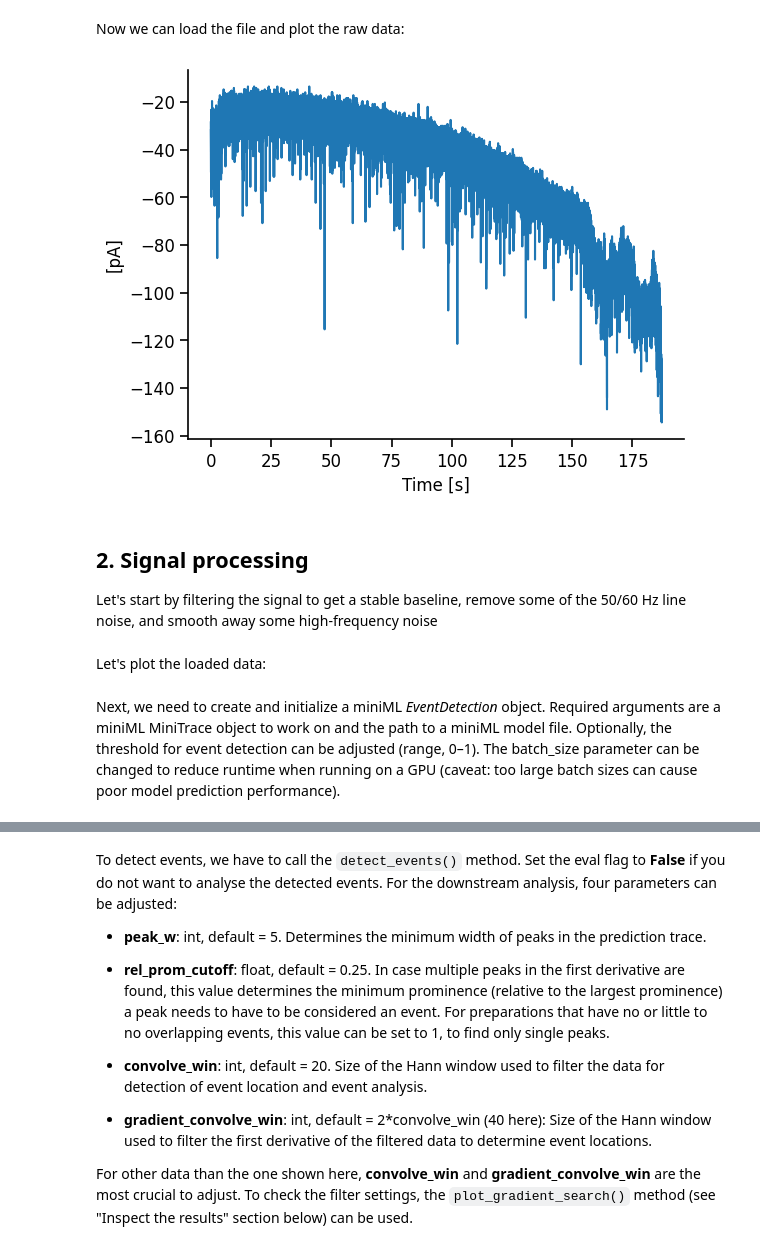
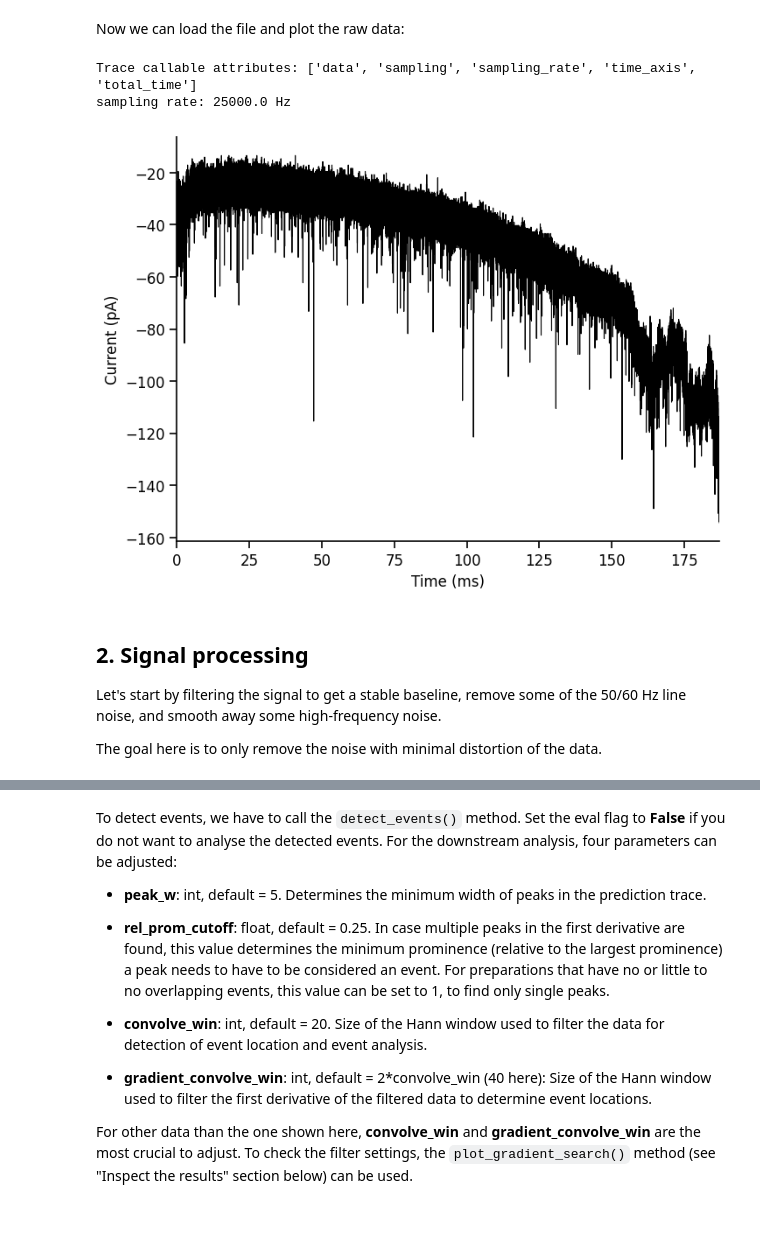
Before and after one commit to argalloni/CSHL_IonChannels2025, a Jupyter notebook: Analysis 12 - miniEPSCs.ipynb, the cells around one changed output, grey strips where cells are left out. Cells and saved outputs as stored; diff of their text form; code cells hidden in the pictures; blank space fills up the shorter version.

```diff
--- a/Analysis 12 - miniEPSCs.ipynb
+++ b/Analysis 12 - miniEPSCs.ipynb
@@ -52,4 +50,0 @@ trace = MiniTrace.from_axon_file(filename=data_file, channel=0, unit='pA')
-# %%
-trace.plot_trace()
-# %% [output]
-[figure, removed]
@@ -69,6 +51,22 @@ plt.show()
+# %%
+current_traces = MiniTrace.from_axon_file(filename=data_file, channel=0, unit='pA')
+
+import inspect
+attributes = [name for name, value in inspect.getmembers(type(current_traces)) if isinstance(value, property)]
+print(f"Trace callable attributes: {attributes}")
+print(f"sampling rate: {current_traces.sampling_rate} Hz")
+
+ax = plot_traces(current_traces.time_axis, current_traces.data)
+# ax[0].set_ylim([-1000,200])
+# ax[0].set_xlim([1.1,2.9])
+plt.show()
+# %% [output]
+Trace callable attributes: ['data', 'sampling', 'sampling_rate', 'time_axis', 'total_time']
+sampling rate: 25000.0 Hz
+[figure, added]
 # %% [markdown]
 ## 2. Signal processing
 
-Let's start by filtering the signal to get a stable baseline, remove some of the 50/60 Hz line noise, and smooth away some high-frequency noise
+Let's start by filtering the signal to get a stable baseline, remove some of the 50/60 Hz line noise, and smooth away some high-frequency noise.
+
+The goal here is to only remove the noise with minimal distortion of the data.
-# %% [markdown]
-Let's plot the loaded data:
@@ -77,2 +72,0 @@ trace.plot_trace()
-# %% [markdown]
-Next, we need to create and initialize a miniML *EventDetection* object. Required arguments are a miniML MiniTrace object to work on and the path to a miniML model file. Optionally, the threshold for event detection can be adjusted (range, 0–1). The batch_size parameter can be changed to reduce runtime when running on a GPU (caveat: too large batch sizes can cause poor model prediction performance).
```
Also changed, not shown: parts of 8 cells of this notebook, 2 other files.
